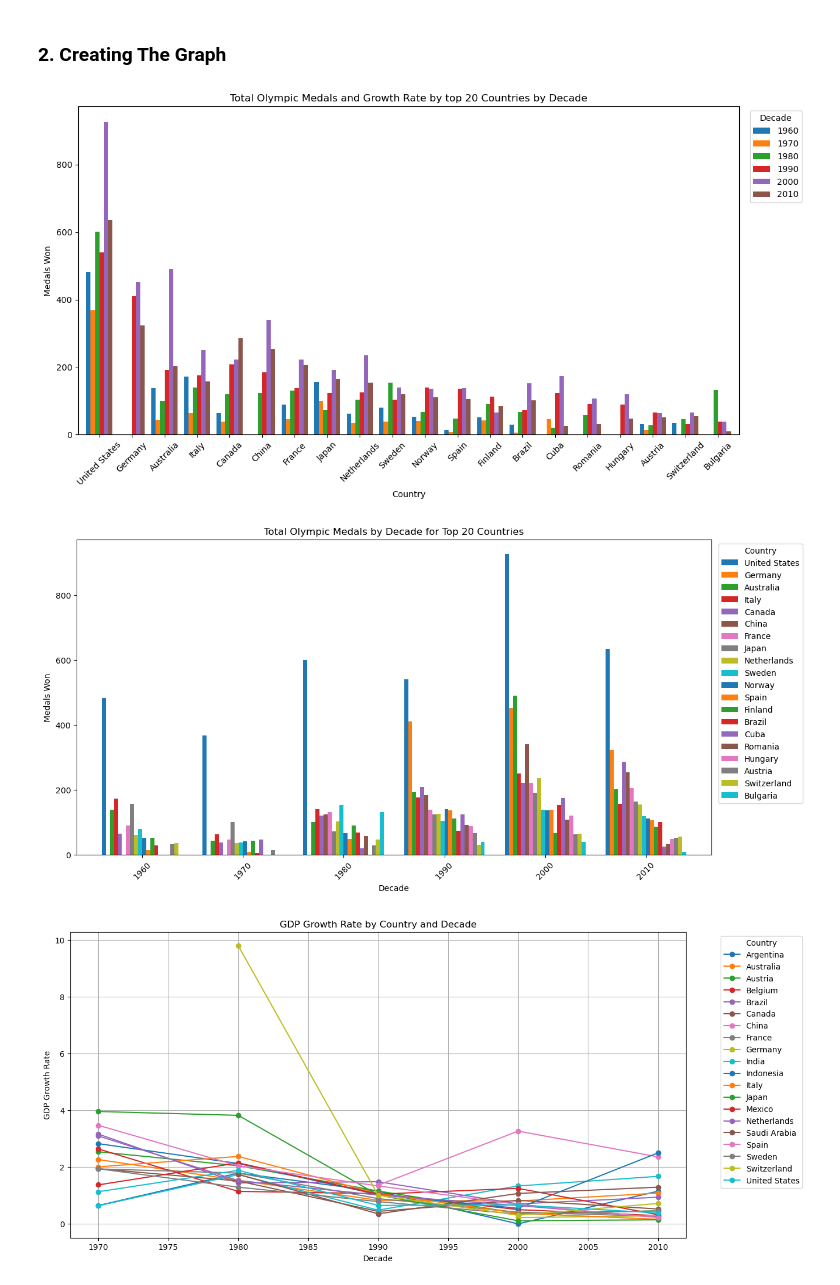
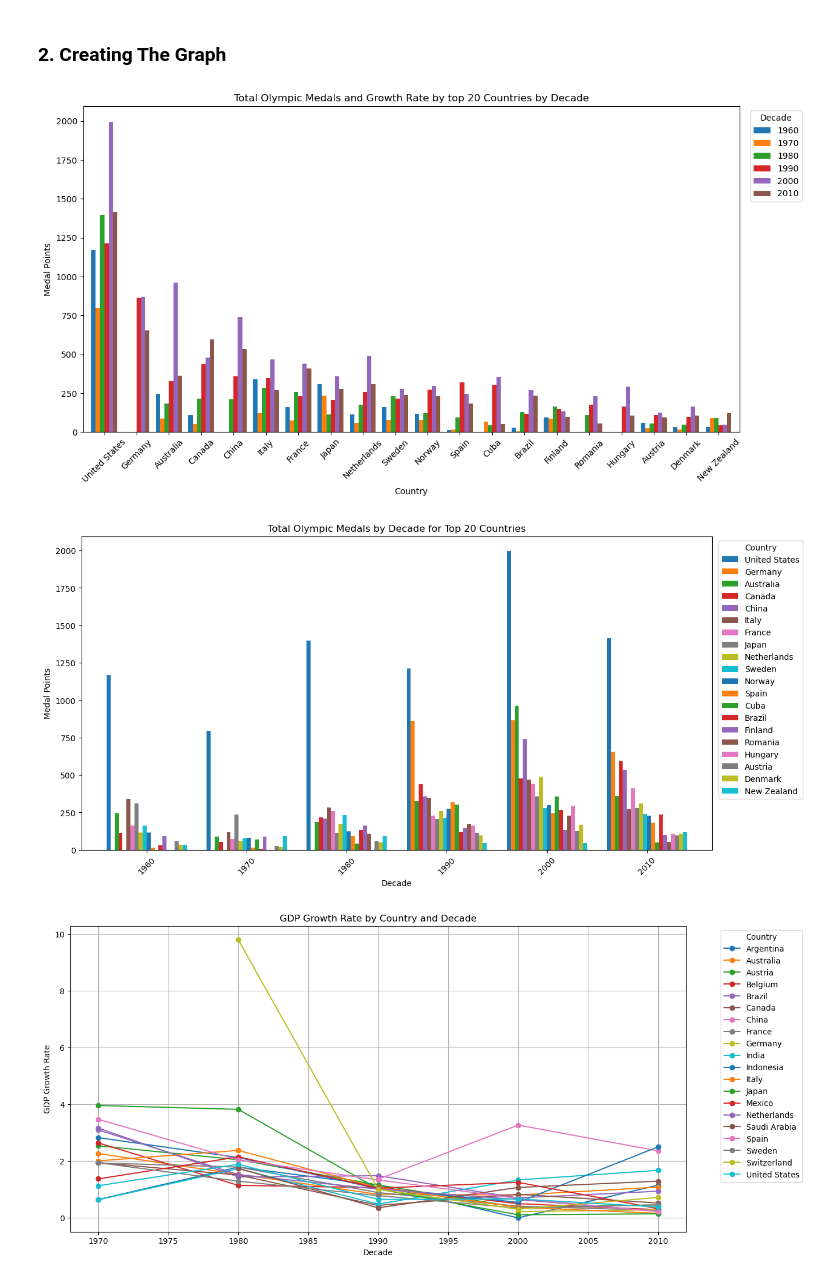
Before and after one commit to 2damlee/project_part2, a Jupyter notebook: olympicPjt.ipynb, the cells around one changed output. Saved outputs shown, nothing was run; the diff lists cells and outputs as text; code cells hidden in the pictures.

Commit message:
correct points column

```diff
--- a/olympicPjt.ipynb
+++ b/olympicPjt.ipynb
@@ -135,9 +134,11 @@ total_medals_decade = olympic_gdp_df.groupby('Decade')['Medal'].count().reset_in
 
 # For medal points
 # Aggregate the total num of medals by decade for each country
-country_mpoints_decade = olympic_gdp_df.groupby(['CountryName', 'Decade'])['Points'].count().reset_index()
+#country_mpoints_decade = olympic_gdp_df.groupby(['CountryName', 'Decade'])['Points'].count().reset_index()
+country_mpoints_decade = olympic_gdp_df.groupby(['CountryName', 'Decade'])['Points'].sum().reset_index()
 # Aggregate total medals by decade regardless of country
-total_mpoints_decade = olympic_gdp_df.groupby('Decade')['Points'].count().reset_index()
+#total_mpoints_decade = olympic_gdp_df.groupby('Decade')['Points'].count().reset_index()
+total_mpoints_decade = olympic_gdp_df.groupby('Decade')['Points'].sum().reset_index()
 
 
 # Sum the GDP by decade for each country
@@ -220,7 +221,7 @@ medals_pivot_sorted.drop(columns='Total', inplace=True)
 # Bar chart for medals
 medals_pivot_sorted.plot(kind='bar', ax=ax1, width=0.8)
 ax1.set_xlabel('Country')
-ax1.set_ylabel('Medals Won', color='black')
+ax1.set_ylabel('Medal Points', color='black')
 ax1.tick_params(axis='y', labelcolor='black')
 ax1.set_title(f'Total Olympic Medals and Growth Rate by top {top_n} Countries by Decade')
 plt.xticks(rotation=45)
@@ -232,36 +233,36 @@ plt.show()
 
 ## x-axis labels: decade
 # Pivot the data
 medals_pivot = country_mpoints_decade.pivot(index='CountryName', columns='Decade', values='Points').fillna(0)
 top_n = 20
 
 #  Sort by total medals
 # axis=1 : across columns summation
 medals_pivot['Total'] = medals_pivot.sum(axis=1)
 medals_pivot_sorted = medals_pivot.sort_values(by='Total', ascending=False).head(top_n)
 # Drop 'Total'
 medals_pivot_sorted.drop(columns='Total', inplace=True)
 
 # Transpose the DataFrame to have countries as columns and decades as rows
 medals_pivot_transposed = medals_pivot_sorted.transpose()
 
 # Plotting medals won
 fig, ax1 = plt.subplots(figsize=(14, 7))
 
 # Bar chart for medals
 medals_pivot_transposed.plot(kind='bar', ax=ax1, width=0.8)
 ax1.set_xlabel('Decade')
-ax1.set_ylabel('Medals Won', color='black')
+ax1.set_ylabel('Medal Points', color='black')
 ax1.tick_params(axis='y', labelcolor='black')
 ax1.set_title(f'Total Olympic Medals by Decade for Top {top_n} Countries')
 plt.xticks(rotation=45)
 
 # Legend and show plot
 ax1.legend(loc='upper right', title='Country', bbox_to_anchor=(1.15, 1))
 plt.show()
 # %% [output]
-[figure, old version]
+[figure, new version]
-[figure, old version]
+[figure, new version]
 # %%
 ## Graph for the number of Olympic medals earned by each country by decade
 
```
Also changed, not shown: parts of 6 cells of this notebook, 4 other files.
